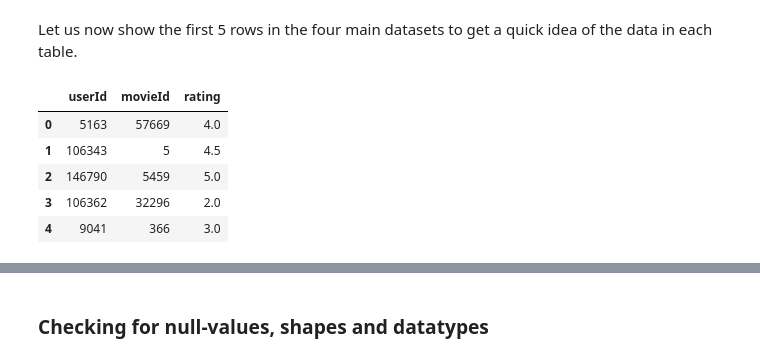
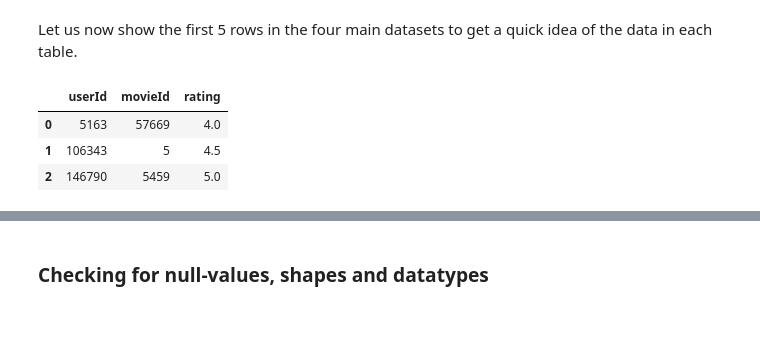
Before and after one commit to stanjaak123/Netflix-Recommender-using-Unsupervised-Machine-Learning-Clustering-, a Jupyter notebook: Netflix Recommender System.ipynb, the cells around one changed output, grey strips where cells are left out. Cells and saved outputs as stored; diff of their text form; code cells hidden in the pictures; blank space fills up the shorter version.

```diff
--- a/Netflix Recommender System.ipynb
+++ b/Netflix Recommender System.ipynb
@@ -310,11 +303,9 @@ We see from the overview of the amount of rows and column in each DataFrame that
 Let us now show the first 5 rows in the four main datasets to get a quick idea of the data in each table.
 # %%
 # Viewing the train data to see the data present in the table
-df_train.head()
+df_train.head(3)
 # %% [output]
 |  | userId | movieId | rating |
 | 0 | 5163 | 57669 | 4.0 |
 | 1 | 106343 | 5 | 4.5 |
 | 2 | 146790 | 5459 | 5.0 |
-| 3 | 106362 | 32296 | 2.0 |
-| 4 | 9041 | 366 | 3.0 |
```
Also changed, not shown: parts of 89 cells of this notebook.
